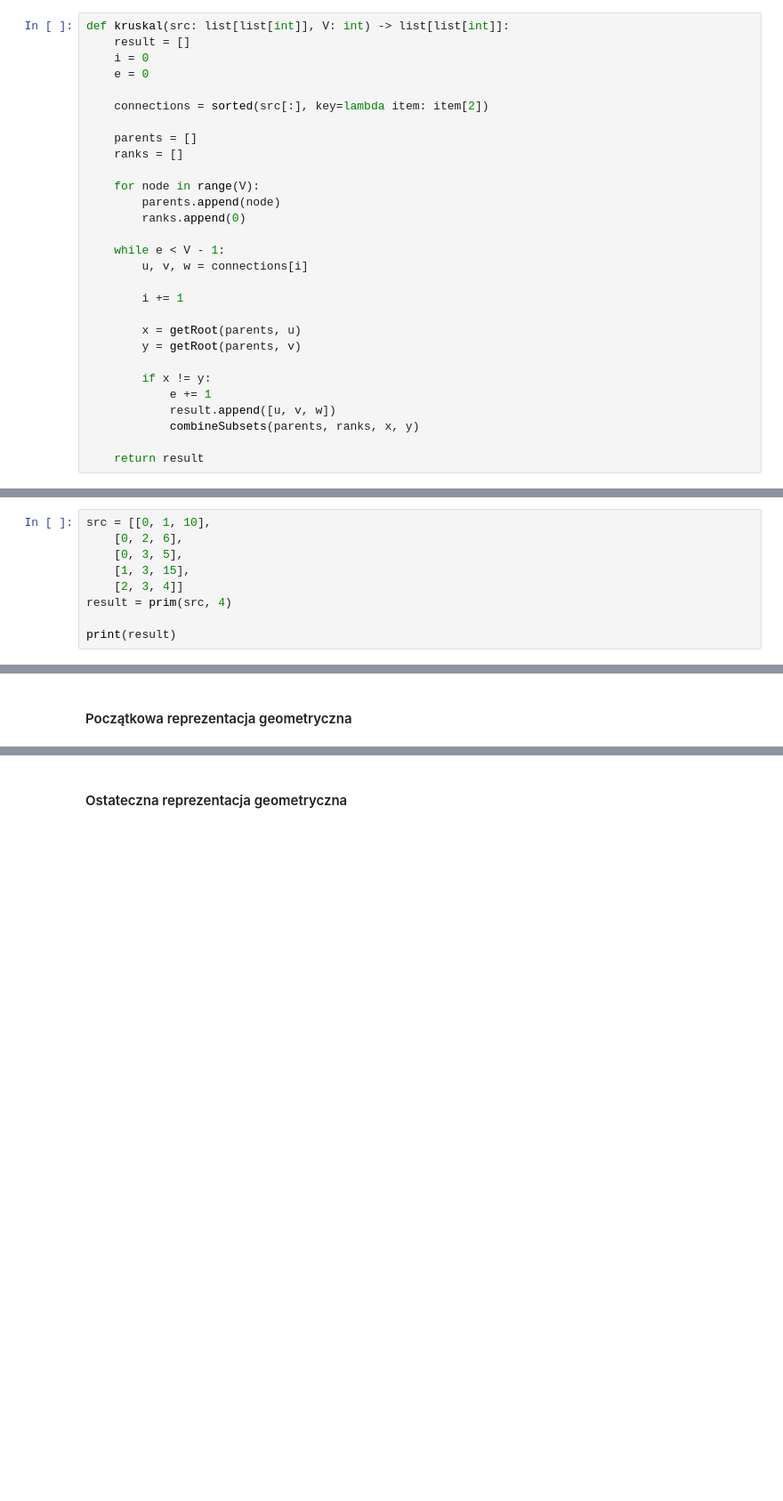
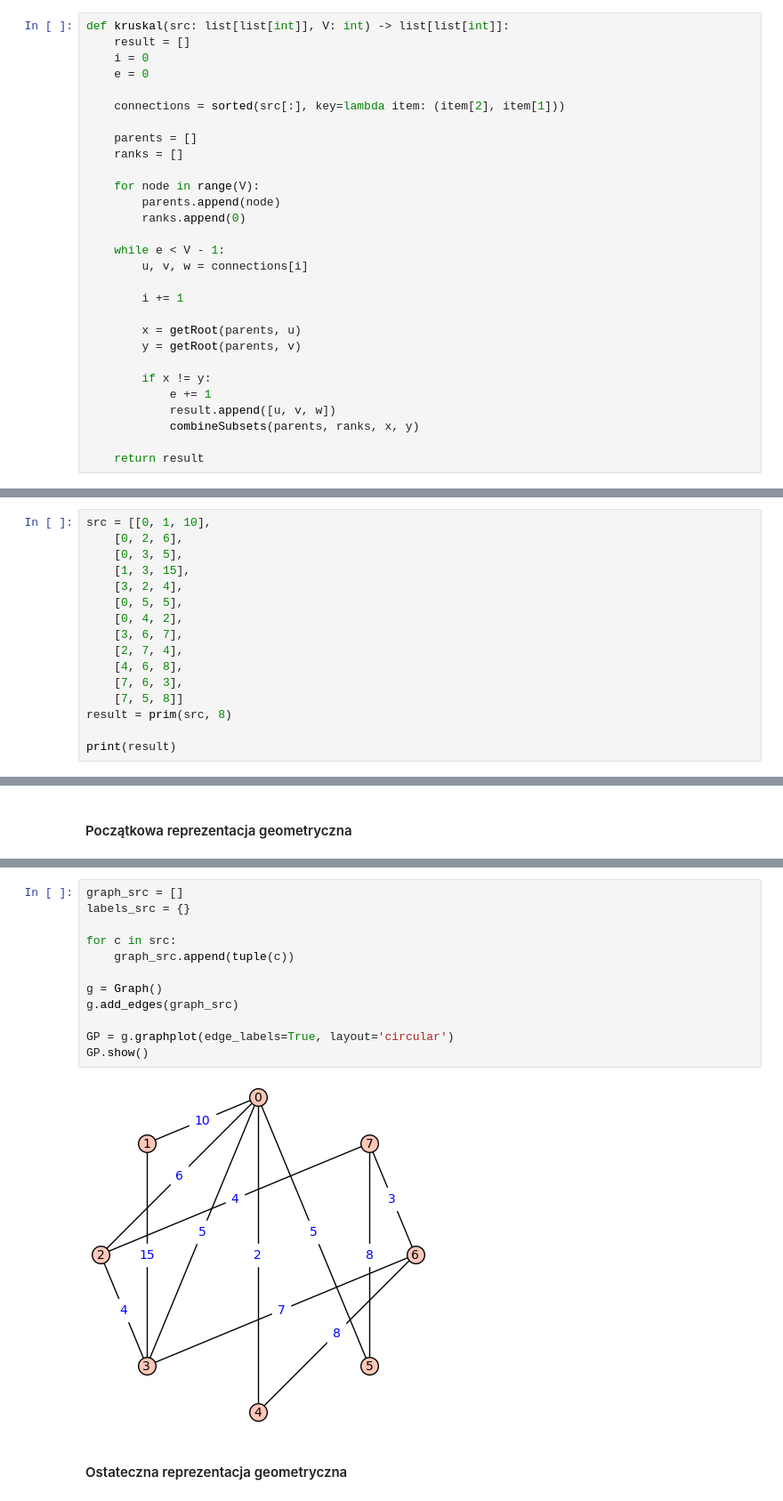
Before and after one commit to YarikRevich/mst_algorithms, a Jupyter notebook: Algorytmy wyznaczania MST.ipynb, the cells around one changed output, grey strips where cells are left out. Shown: that part at 89% size. Drawn from its saved outputs; the diff is of its cells as text; blank space fills up the shorter version.

```diff
--- a/Algorytmy wyznaczania MST.ipynb
+++ b/Algorytmy wyznaczania MST.ipynb
@@ -105,7 +105,7 @@ def kruskal(src: list[list[int]], V: int) -> list[list[int]]:
     i = 0
     e = 0
 
-    connections = sorted(src[:], key=lambda item: item[2])
+    connections = sorted(src[:], key=lambda item: (item[2], item[1]))
 
     parents = []
     ranks = []
@@ -292,8 +302,15 @@ src = [[0, 1, 10],
     [0, 2, 6],
     [0, 3, 5],
     [1, 3, 15],
-    [2, 3, 4]]
-result = prim(src, 4)
+    [3, 2, 4],
+    [0, 5, 5],
+    [0, 4, 2],
+    [3, 6, 7],
+    [2, 7, 4],
+    [4, 6, 8],
+    [7, 6, 3],
+    [7, 5, 8]]
+result = prim(src, 8)
 
 print(result)
 # %% [output]
@@ -359,2 +338,16 @@ GP.show()
+# %%
+graph_src = []
+labels_src = {}
+
+for c in src:
+    graph_src.append(tuple(c))
+
+g = Graph()
+g.add_edges(graph_src)
+
+GP = g.graphplot(edge_labels=True, layout='circular')
+GP.show()
+# %% [output]
+[figure, added]
 # %% [markdown]
 #### Ostateczna reprezentacja geometryczna
```
Also changed, not shown: parts of 9 cells of this notebook.
